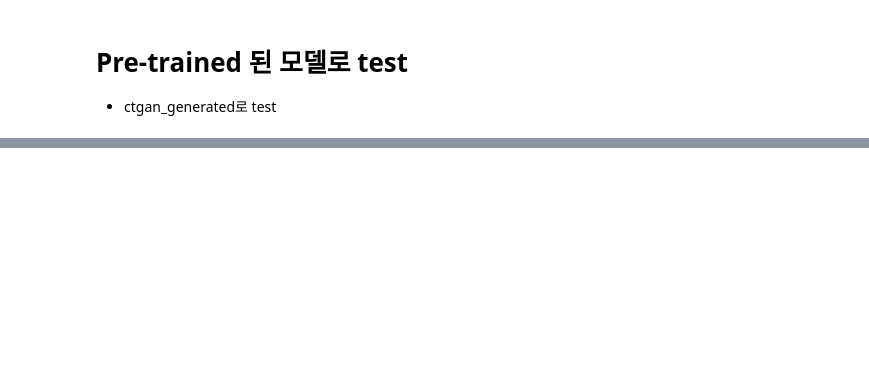
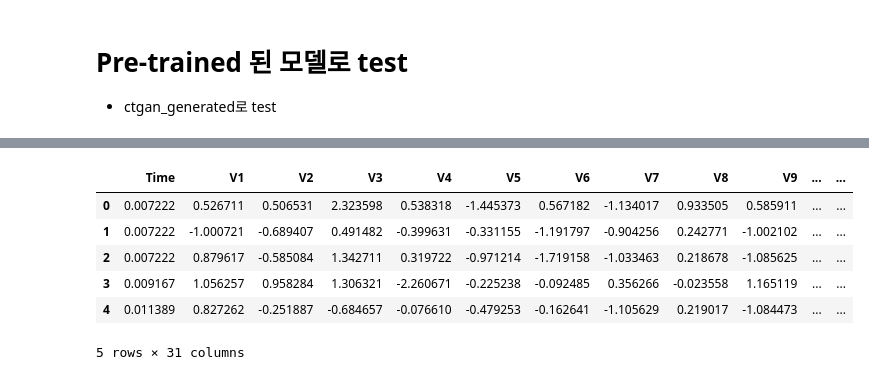
Before and after one commit to xoyeon/FDS, a Jupyter notebook: self-supervised learning TABNET_git.ipynb, the cells around one changed output, grey strips where cells are left out. Drawn from its saved outputs; the diff is of its cells as text; code cells hidden in the pictures; blank space fills up the shorter version.

```diff
--- a/self-supervised learning TABNET_git.ipynb
+++ b/self-supervised learning TABNET_git.ipynb
@@ -248,0 +298,20 @@ for i in range(3):
+# %%
+# 데이터 전처리
+ctgan = generated.copy()
+
+# Time 을 일중 시간으로 변환
+ctgan.loc[:, "Time"] = ctgan.loc[:, "Time"].apply(lambda x : x / 3600 % 24)
+
+# Amount column 은 편차가 크므로 log-scale 로 변환
+eps=0.001
+ctgan['Amount'] = np.log(ctgan.pop('Amount') + eps)
+
+ctgan.head()
+# %% [output]
+|  | Time | V1 | V2 | V3 | V4 | V5 | V6 | V7 | V8 | V9 | ... | ... |
+| 0 | 0.007222 | 0.526711 | 0.506531 | 2.323598 | 0.538318 | -1.445373 | 0.567182 | -1.134017 | 0.933505 | 0.585911 | ... | ... |
+| 1 | 0.007222 | -1.000721 | -0.689407 | 0.491482 | -0.399631 | -0.331155 | -1.191797 | -0.904256 | 0.242771 | -1.002102 | ... | ... |
+| 2 | 0.007222 | 0.879617 | -0.585084 | 1.342711 | 0.319722 | -0.971214 | -1.719158 | -1.033463 | 0.218678 | -1.085625 | ... | ... |
+| 3 | 0.009167 | 1.056257 | 0.958284 | 1.306321 | -2.260671 | -0.225238 | -0.092485 | 0.356266 | -0.023558 | 1.165119 | ... | ... |
+| 4 | 0.011389 | 0.827262 | -0.251887 | -0.684657 | -0.076610 | -0.479253 | -0.162641 | -1.105629 | 0.219017 | -1.084473 | ... | ... |
+5 rows × 31 columns
```
Also changed, not shown: parts of 21 cells of this notebook.
